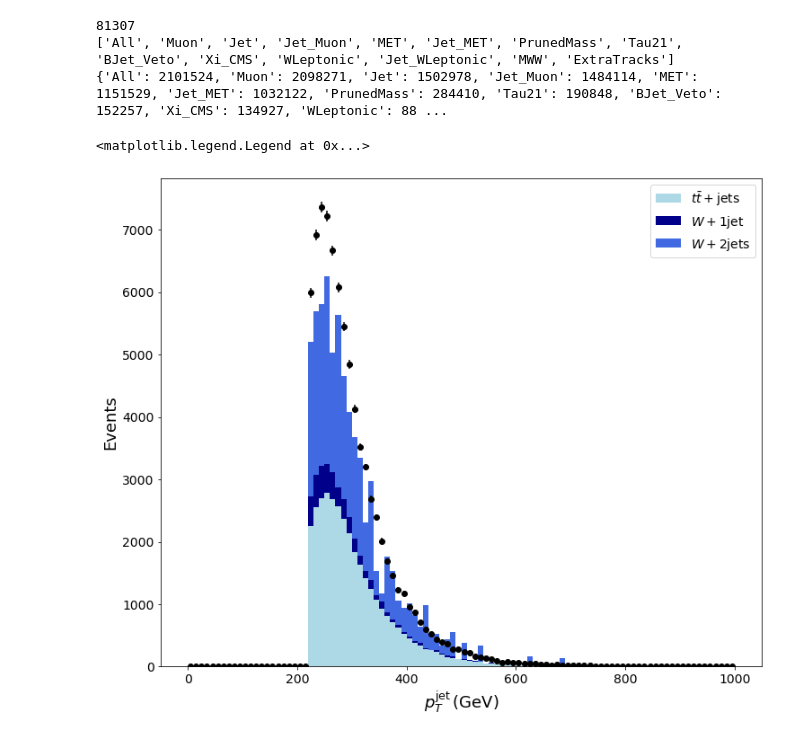
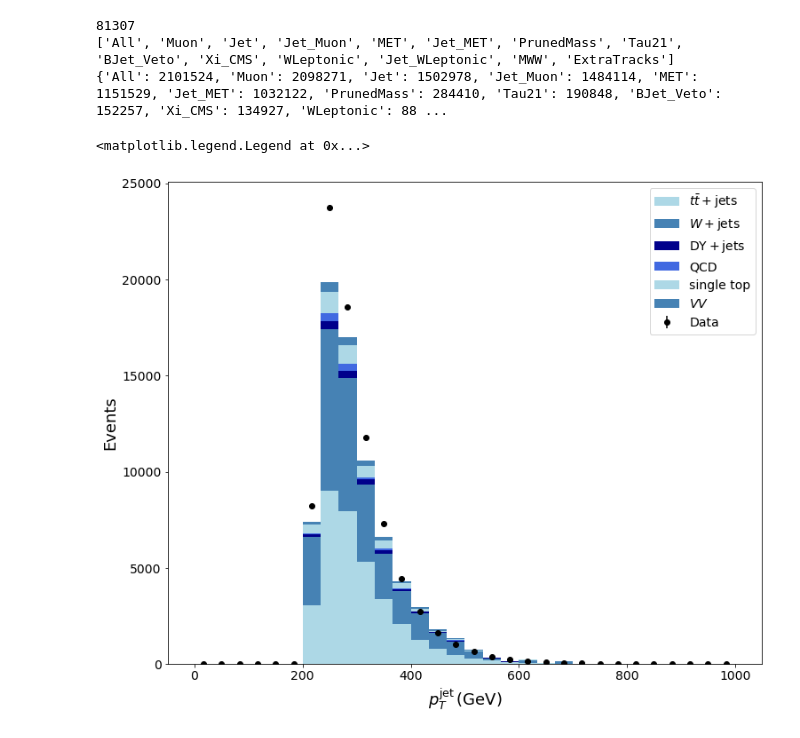
Before and after one commit to antoniovilela/pps-ww-analysis-notebook, a Jupyter notebook: Data-MC-NonProton-Cut-Based.ipynb, the cells around one changed output. Drawn from its saved outputs; the diff is of its cells as text; code cells hidden in the pictures.

Commit message:
Non-proton Data/MC comparison: stat. uncertainties.

```diff
--- a/Data-MC-NonProton-Cut-Based.ipynb
+++ b/Data-MC-NonProton-Cut-Based.ipynb
@@ -373,7 +448,7 @@ samples_info = None
 if data_sample == '2017':
     pass
 elif data_sample == '2018':
-    samples_info = json.load( open( 'samples_info_UL18.json' ) )
+    samples_info = json.load( open( 'samples_info_UL18_XSDB.json' ) )
 samples_info
 # %% [output]
 {'FPMC_WW_bSM_13tev_a0w_1e-6_aCw_0_semi_pt0': [100000.0, 0.045393, 1.0, 6],
@@ -704,47 +942,65 @@ print ( selections_ )
 81307
 ['All', 'Muon', 'Jet', 'Jet_Muon', 'MET', 'Jet_MET', 'PrunedMass', 'Tau21', 'BJet_Veto', 'Xi_CMS', 'WLeptonic', 'Jet_WLeptonic', 'MWW', 'ExtraTracks']
 {'All': 2101524, 'Muon': 2098271, 'Jet': 1502978, 'Jet_Muon': 1484114, 'MET': 1151529, 'Jet_MET': 1032122, 'PrunedMass': 284410, 'Tau21': 190848, 'BJet_Veto': 152257, 'Xi_CMS': 134927, 'WLeptonic': 88 ...
+# %%
+labels_MC_plot = []
+if data_sample == '2017':
+    if lepton_type == 'muon':
+        labels_MC_plot = [ ]
+    elif lepton_type == 'electron':
+        labels_MC_plot = [ ]
+elif data_sample == '2018':
+    if lepton_type == 'muon':
+        labels_MC_plot = [ "Bkg-2018-muon-TTJets", "Bkg-2018-muon-WJetsToLNu", "Bkg-2018-muon-DYJetsToLL", "Bkg-2018-muon-QCD", "Bkg-2018-muon-ST", "Bkg-2018-muon-VV" ]
+#         labels_MC_plot = [ "Bkg-2018-muon-TTJets", "Bkg-2018-muon-WJetsToLNu", "Bkg-2018-muon-DYJetsToLL", "Bkg-2018-muon-VV" ]
+    elif lepton_type == 'electron':
+        labels_MC_plot = [ "Bkg-2018-electron-TTJets", "Bkg-2018-electron-WJetsToLNu", "Bkg-2018-electron-DYJetsToLL", "Bkg-2018-electron-QCD", "Bkg-2018-electron-ST", "Bkg-2018-electron-VV" ]
 # %%
+var_str__ = {}
+var_str__[ "_nom" ] = "_nom"
+var_str__[ "_jes_up" ] = "_jes_up"
+var_str__[ "_jes_dw" ] = "_jes_dw"
+var_str__[ "_jer_up" ] = "_jer_up"
+var_str__[ "_jer_dw" ] = "_jer_dw"
+
 fig = plt.figure( figsize=(12,10) )
 
 variation__ = "_nom"
-var_str__ = {}
-var_str__[ "_nom" ] = "_nom"
 var_weights__ = "nom"
 
 colors_ = [ "lightblue", "steelblue", "darkblue", "royalblue" ]
 
 linestyles_ = [ "solid", "dashed", (0, (3, 5, 1, 5)), (0, (3, 5, 1, 5, 1, 5)) ]
 
 variable__ = "jet0_pt"
 
 range_ = (0., 1000.)
-bins_ = 100
+bins_ = 30
 
 arr_data_MC_ = []
 weights_data_MC_ = []
 colors_MC_ = []
 labels_MC_ = []
-for idx__, label__ in enumerate( labels_MC ):
+for idx__, label__ in enumerate( labels_MC_plot ):
     if df_selected_events_MC[ label__ ][ variation__ ].shape[0] > 0:
-        arr_data_MC_.append( df_selected_events_MC[ label__ ][ variation__ ][ variable__ + var_str__[ "_nom" ] ] )
+        arr_data_MC_.append( df_selected_events_MC[ label__ ][ variation__ ][ variable__ + var_str__[ variation__ ] ] )
         weights_data_MC_.append( weights_events_MC[ label__ ][ var_weights__ ][ variation__ ] )
         colors_MC_.append( colors_[ idx__ % len( colors_ ) ] )
         labels_MC_.append( labels_samples[ label__ ] )
 
 # plt.hist( df_selected_events_MC[ label__ ][ variation__ ][ variable__ + var_str__[ "_nom" ] ], weights=weights_events_MC[ label__ ][ var_weights__ ][ variation__ ],
 #           stacked=True, color=colors_[ idx__ % len( colors_ ) ], linestyle=linestyles_[ idx__ % len( linestyles_ ) ], label=labels_samples[ label__ ], range=range_, bins=bins_ )
 plt.hist( arr_data_MC_, weights=weights_data_MC_,
           stacked=True, color=colors_MC_, label=labels_MC_, range=range_, bins=bins_ )
 
 counts_bins_data_, bin_edges_ = np.histogram( df_events_data[ variable__ ], range=range_, bins=bins_ )
 errors_bins_data_ = np.sqrt( counts_bins_data_ )
 bin_centres_ = ( bin_edges_[:-1] + bin_edges_[1:] ) / 2.
-plt.errorbar( bin_centres_, counts_bins_data_, yerr=errors_bins_data_, fmt='o', color='black')
+plt.errorbar( bin_centres_, counts_bins_data_, yerr=errors_bins_data_, fmt='o', color='black', label=r"Data" )
 
 plt.xlabel( r"$ p^{\rm{jet}}_T \,\rm{(GeV)} $", fontsize=18 )
 plt.ylabel( "Events", fontsize=18 )
 plt.legend( loc='best', fontsize=14 )
 # %% [output]
 <matplotlib.legend.Legend at 0x...>
-[figure, old version]
+[figure, new version]
```
Also changed, not shown: parts of 15 cells of this notebook, 1 other file.
